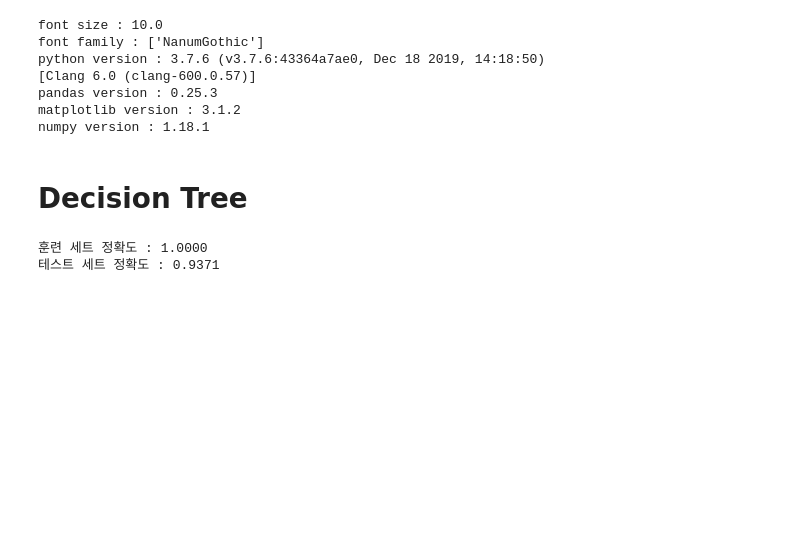
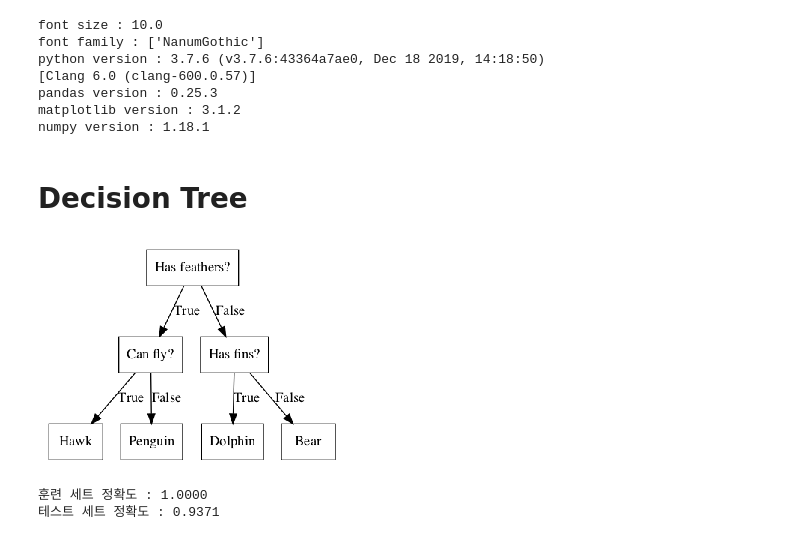
Before and after one commit to sdlee1026/machine, a Jupyter notebook: models/Supervised_Learning/decision_tree.ipynb, the cells around one changed output. Cells and saved outputs as stored; diff of their text form; code cells hidden in the pictures; blank space fills up the shorter version.

```diff
--- a/models/Supervised_Learning/decision_tree.ipynb
+++ b/models/Supervised_Learning/decision_tree.ipynb
@@ -37,6 +37,10 @@ numpy version : 1.18.1
 # %%
 # 결정 트리는 분류와 회귀 문제에서 널리 사용하는 모델
 # 기본적으로 결정 트리는 결정에 다다르기 위해 예/아니오 질문을 이어 나가면서 학습, like 스무고개
+# %%
+mglearn.plots.plot_animal_tree()
+# %% [output]
+[figure, added]
 # %%
 # 결정 트리를 학습한다는 것은, 정답에 가장 빨리 도달하는 예/아니오 질문 목록을 학습하는 것
     # 머신러닝에서는 이런 질문들을 테스트라고함
```
Also changed, not shown: parts of 14 cells of this notebook.
